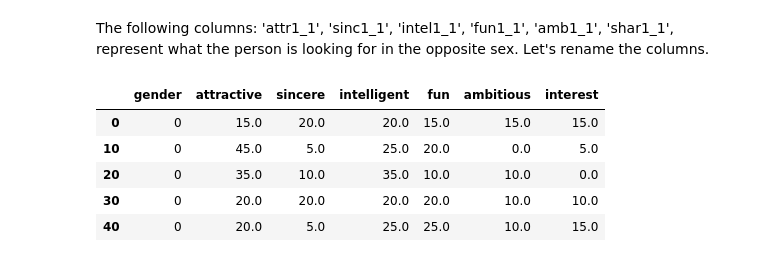
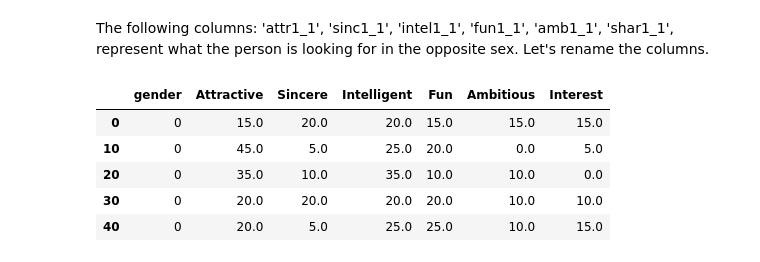
Before and after one commit to vchhauv/speed-dating, a Jupyter notebook: speed_dating.ipynb, the cells around one changed output. Drawn from its saved outputs; the diff is of its cells as text; code cells hidden in the pictures.

```diff
--- a/speed_dating.ipynb
+++ b/speed_dating.ipynb
@@ -66,20 +68,24 @@ Dropped columns : ['mn_sat', 'tuition', 'expnum', 'attr1_s', 'sinc1_s', 'intel1_
 For the gender, 0 is for female, 1 for male
 # %% [markdown]
 The following columns: 'attr1_1', 'sinc1_1', 'intel1_1', 'fun1_1', 'amb1_1', 'shar1_1', represent what the person is looking for in the opposite sex. Let's rename the columns.
-# %%
-attributes = df[['gender', 'attr1_1', 'sinc1_1', 'intel1_1', 'fun1_1', 'amb1_1', 'shar1_1']]
-
-attributes_to_rename = {'attr1_1': 'attractive', 'sinc1_1': 'sincere',
-                        'intel1_1': 'intelligent', 'fun1_1': 'fun',
-                        'amb1_1': 'ambitious', 'shar1_1': 'interest'}
-# We rename the columns and drop the duplicates.
-attributes = attributes.rename(columns=attributes_to_rename).drop_duplicates()
-attributes.head()
-# %% [output]
-|  | gender | attractive | sincere | intelligent | fun | ambitious | interest |
-| 0 | 0 | 15.0 | 20.0 | 20.0 | 15.0 | 15.0 | 15.0 |
-| 10 | 0 | 45.0 | 5.0 | 25.0 | 20.0 | 0.0 | 5.0 |
-| 20 | 0 | 35.0 | 10.0 | 35.0 | 10.0 | 10.0 | 0.0 |
-| 30 | 0 | 20.0 | 20.0 | 20.0 | 20.0 | 10.0 | 10.0 |
-| 40 | 0 | 20.0 | 5.0 | 25.0 | 25.0 | 10.0 | 15.0 |
+# %%
+attributes_to_rename = {'attr1_1': 'Attractive', 'sinc1_1': 'Sincere',
+                        'intel1_1': 'Intelligent', 'fun1_1': 'Fun',
+                        'amb1_1': 'Ambitious', 'shar1_1': 'Interest'}
+
+# We rename the columns
+df = df.rename(columns=attributes_to_rename)
+
+attributes = df[['gender', 'Attractive', 'Sincere', 'Intelligent', 'Fun', 'Ambitious', 'Interest']]
+
+# We rename the columns and drop the duplicates.
+attributes = attributes.drop_duplicates()
+attributes.head()
+# %% [output]
+|  | gender | Attractive | Sincere | Intelligent | Fun | Ambitious | Interest |
+| 0 | 0 | 15.0 | 20.0 | 20.0 | 15.0 | 15.0 | 15.0 |
+| 10 | 0 | 45.0 | 5.0 | 25.0 | 20.0 | 0.0 | 5.0 |
+| 20 | 0 | 35.0 | 10.0 | 35.0 | 10.0 | 10.0 | 0.0 |
+| 30 | 0 | 20.0 | 20.0 | 20.0 | 20.0 | 10.0 | 10.0 |
+| 40 | 0 | 20.0 | 5.0 | 25.0 | 25.0 | 10.0 | 15.0 |
 # %%
```
Also changed, not shown: parts of 7 cells of this notebook.
